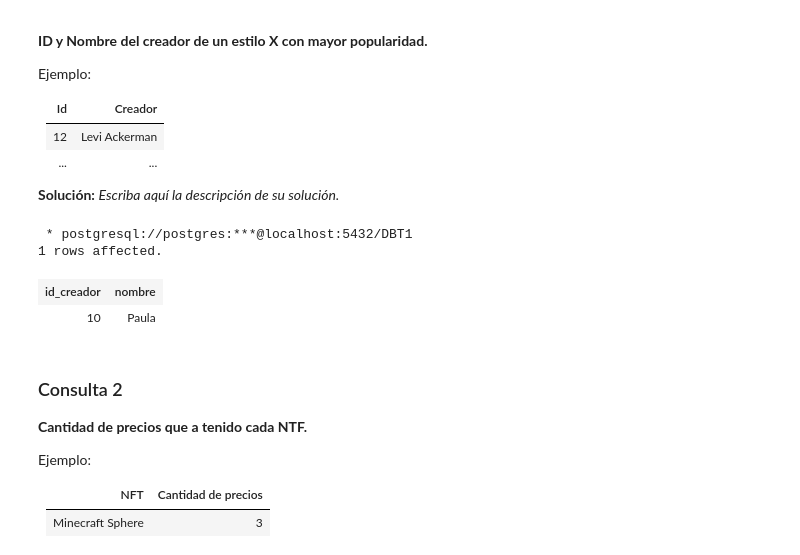
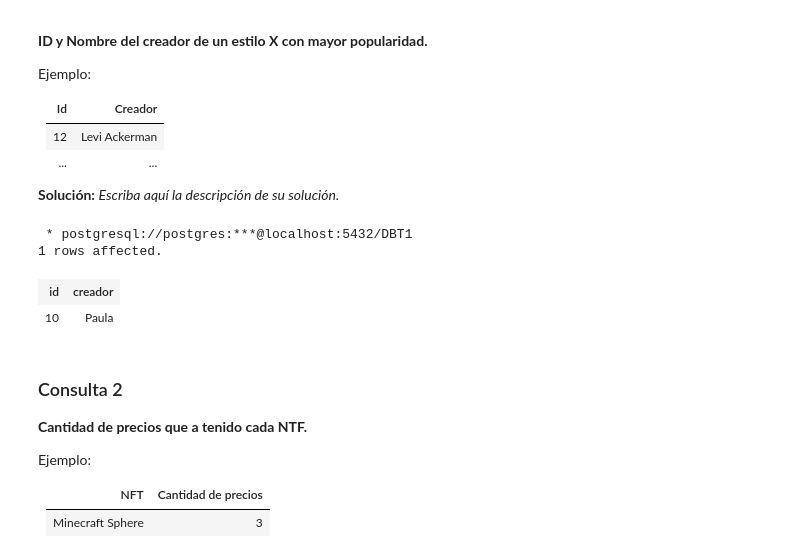
Before and after one commit to AceitonBastian/Base-De-Datos-INF239, a Jupyter notebook: Tarea-1-Grupo24/Tarea-1-Grupo24.ipynb, the cells around one changed output. Drawn from its saved outputs; the diff is of its cells as text; code cells hidden in the pictures.

```diff
--- a/Tarea-1-Grupo24/Tarea-1-Grupo24.ipynb
+++ b/Tarea-1-Grupo24/Tarea-1-Grupo24.ipynb
@@ -298,15 +298,15 @@ Ejemplo:
 # %%
 %%sql
 SELECT
-    id_creador, nombre
+    id_creador AS ID, nombre AS Creador
 FROM
     Creadores
 WHERE
     popularidad = (SELECT MAX(popularidad) FROM Creadores WHERE Estilo = 'Arte Moderno') AND Estilo = 'Arte Moderno';
 # %% [output]
  * postgresql://postgres:***@localhost:5432/DBT1
 1 rows affected.
-| id_creador | nombre |
+| id | creador |
 | 10 | Paula |
 # %% [markdown]
 ### Consulta 2
```
Also changed, not shown: parts of 10 cells of this notebook.
